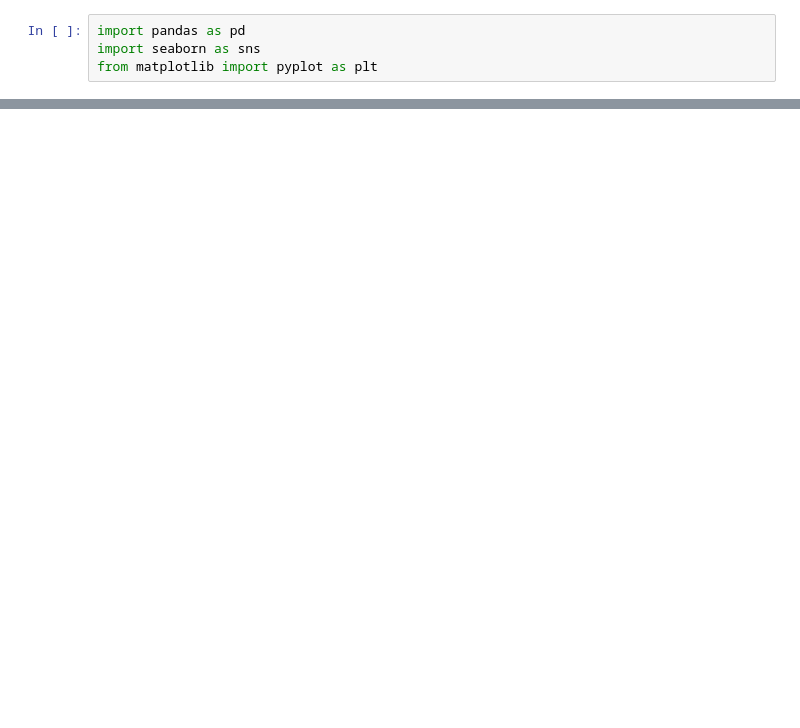
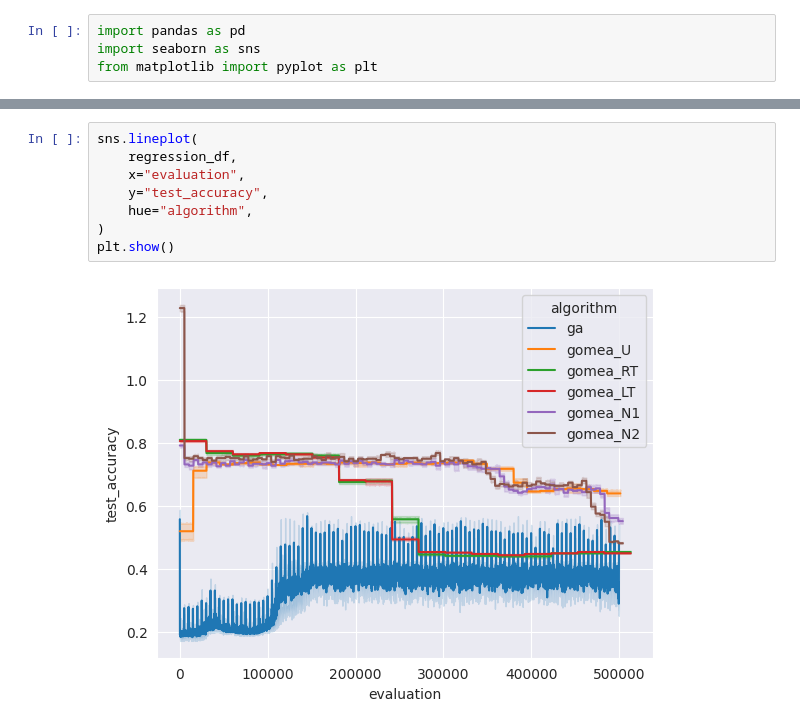
Before and after one commit to giorgia-nadizar/cgpax, a Jupyter notebook: analysis/regression.ipynb, the cells around one changed output, grey strips where cells are left out. Cells and saved outputs as stored; diff of their text form; blank space fills up the shorter version.

```diff
--- a/analysis/regression.ipynb
+++ b/analysis/regression.ipynb
@@ -52,0 +66,10 @@ plt.show()
+# %%
+sns.lineplot(
+    regression_df,
+    x="evaluation",
+    y="test_accuracy",
+    hue="algorithm",
+)
+plt.show()
+# %% [output]
+[figure, added]
```
Also changed, not shown: parts of 4 cells of this notebook.
